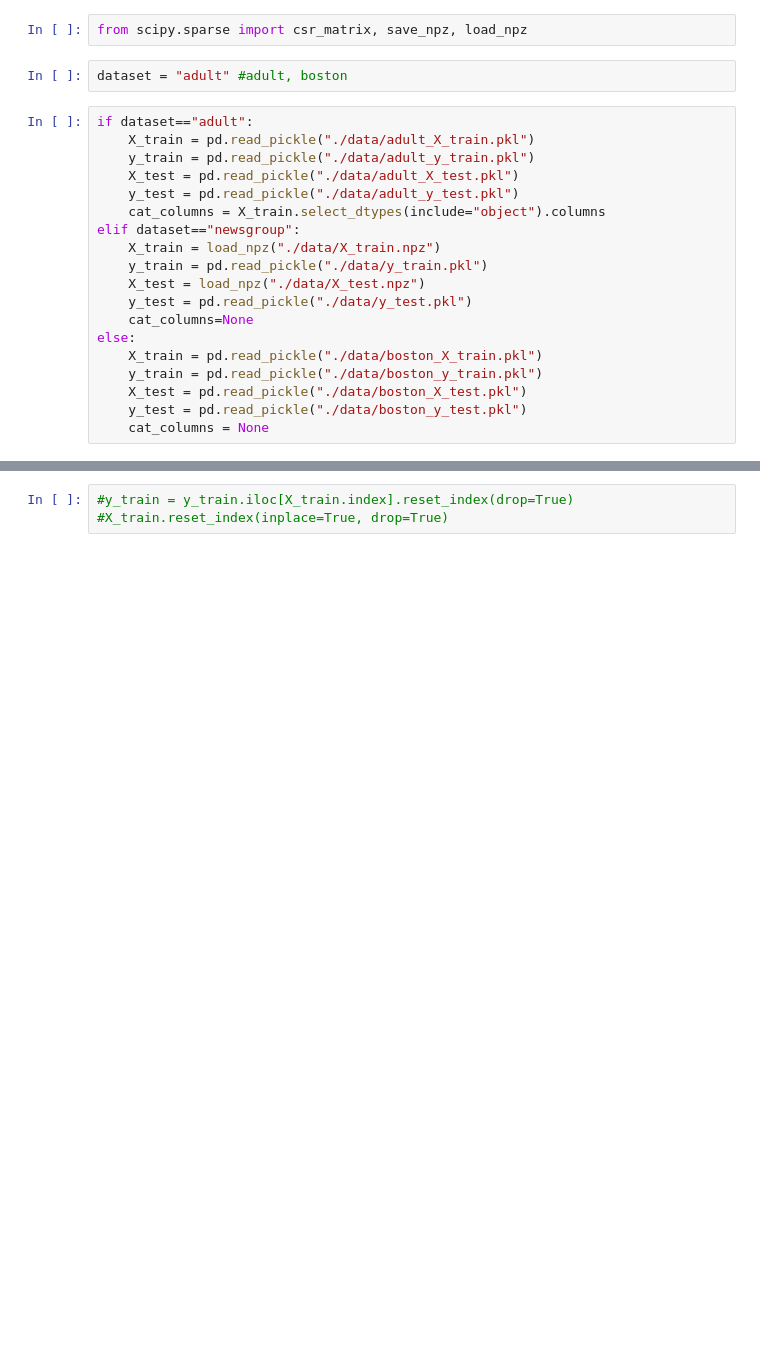
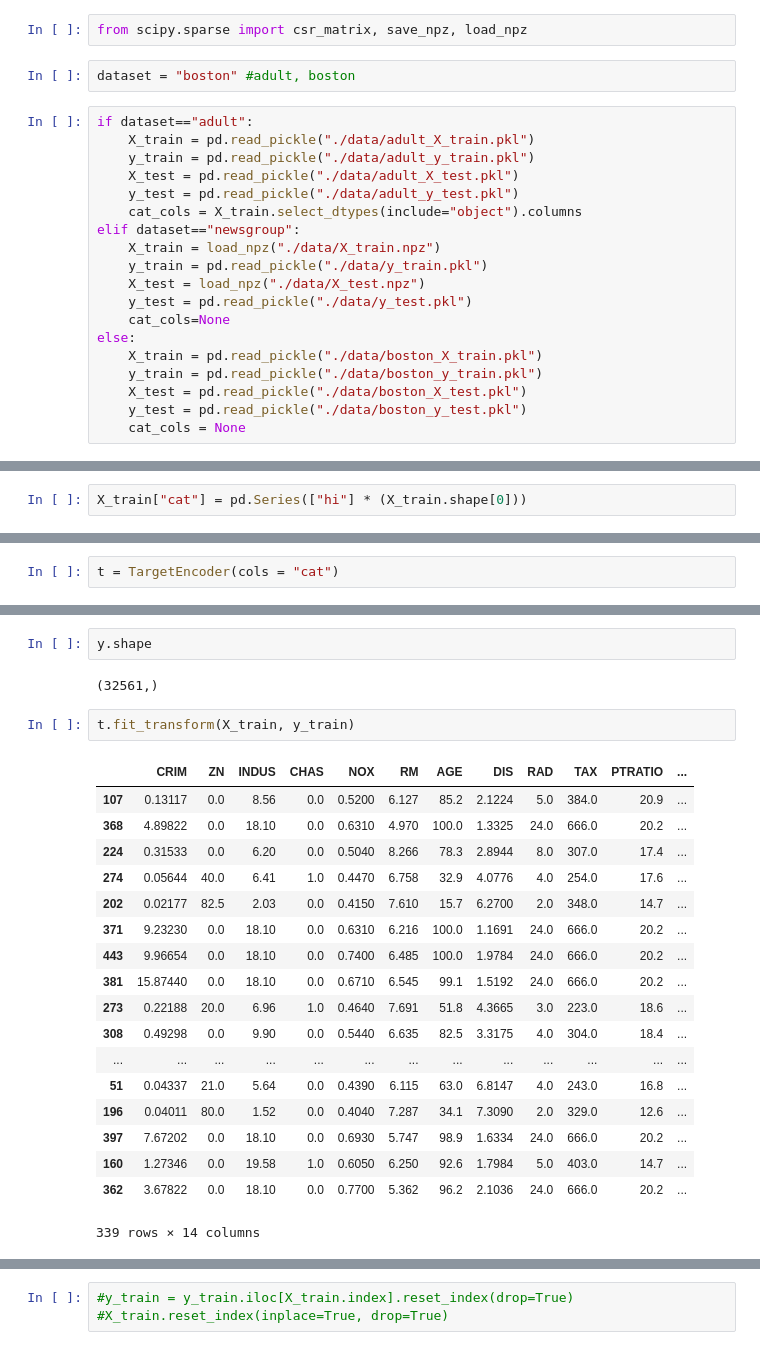
Before and after one commit to gilad-rubin/hypster, a Jupyter notebook: main.ipynb, the cells around one changed output, grey strips where cells are left out. Cells and saved outputs as stored; diff of their text form; blank space fills up the shorter version.

```diff
--- a/main.ipynb
+++ b/main.ipynb
@@ -30,23 +30,23 @@ from hypster import *
 # %%
 from scipy.sparse import csr_matrix, save_npz, load_npz
 # %%
-dataset = "adult" #adult, boston
+dataset = "boston" #adult, boston
 # %%
 if dataset=="adult":
     X_train = pd.read_pickle("./data/adult_X_train.pkl")
     y_train = pd.read_pickle("./data/adult_y_train.pkl")
     X_test = pd.read_pickle("./data/adult_X_test.pkl")
     y_test = pd.read_pickle("./data/adult_y_test.pkl")
-    cat_columns = X_train.select_dtypes(include="object").columns
+    cat_cols = X_train.select_dtypes(include="object").columns
 elif dataset=="newsgroup":
     X_train = load_npz("./data/X_train.npz")
     y_train = pd.read_pickle("./data/y_train.pkl")
     X_test = load_npz("./data/X_test.npz")
     y_test = pd.read_pickle("./data/y_test.pkl")
-    cat_columns=None
+    cat_cols=None
 else:
     X_train = pd.read_pickle("./data/boston_X_train.pkl")
     y_train = pd.read_pickle("./data/boston_y_train.pkl")
     X_test = pd.read_pickle("./data/boston_X_test.pkl")
     y_test = pd.read_pickle("./data/boston_y_test.pkl")
-    cat_columns = None
+    cat_cols = None
@@ -54,0 +65,2 @@ else:
+# %%
+X_train["cat"] = pd.Series(["hi"] * (X_train.shape[0]))
@@ -54,0 +69,2 @@ else:
+# %%
+t = TargetEncoder(cols = "cat")
@@ -54,0 +75,25 @@ else:
+# %%
+y.shape
+# %% [output]
+(32561,)
+# %%
+t.fit_transform(X_train, y_train)
+# %% [output]
+|  | CRIM | ZN | INDUS | CHAS | NOX | RM | AGE | DIS | RAD | TAX | PTRATIO | ... |
+| 107 | 0.13117 | 0.0 | 8.56 | 0.0 | 0.5200 | 6.127 | 85.2 | 2.1224 | 5.0 | 384.0 | 20.9 | ... |
+| 368 | 4.89822 | 0.0 | 18.10 | 0.0 | 0.6310 | 4.970 | 100.0 | 1.3325 | 24.0 | 666.0 | 20.2 | ... |
+| 224 | 0.31533 | 0.0 | 6.20 | 0.0 | 0.5040 | 8.266 | 78.3 | 2.8944 | 8.0 | 307.0 | 17.4 | ... |
+| 274 | 0.05644 | 40.0 | 6.41 | 1.0 | 0.4470 | 6.758 | 32.9 | 4.0776 | 4.0 | 254.0 | 17.6 | ... |
+| 202 | 0.02177 | 82.5 | 2.03 | 0.0 | 0.4150 | 7.610 | 15.7 | 6.2700 | 2.0 | 348.0 | 14.7 | ... |
+| 371 | 9.23230 | 0.0 | 18.10 | 0.0 | 0.6310 | 6.216 | 100.0 | 1.1691 | 24.0 | 666.0 | 20.2 | ... |
+| 443 | 9.96654 | 0.0 | 18.10 | 0.0 | 0.7400 | 6.485 | 100.0 | 1.9784 | 24.0 | 666.0 | 20.2 | ... |
+| 381 | 15.87440 | 0.0 | 18.10 | 0.0 | 0.6710 | 6.545 | 99.1 | 1.5192 | 24.0 | 666.0 | 20.2 | ... |
+| 273 | 0.22188 | 20.0 | 6.96 | 1.0 | 0.4640 | 7.691 | 51.8 | 4.3665 | 3.0 | 223.0 | 18.6 | ... |
+| 308 | 0.49298 | 0.0 | 9.90 | 0.0 | 0.5440 | 6.635 | 82.5 | 3.3175 | 4.0 | 304.0 | 18.4 | ... |
+| ... | ... | ... | ... | ... | ... | ... | ... | ... | ... | ... | ... | ... |
+| 51 | 0.04337 | 21.0 | 5.64 | 0.0 | 0.4390 | 6.115 | 63.0 | 6.8147 | 4.0 | 243.0 | 16.8 | ... |
+| 196 | 0.04011 | 80.0 | 1.52 | 0.0 | 0.4040 | 7.287 | 34.1 | 7.3090 | 2.0 | 329.0 | 12.6 | ... |
+| 397 | 7.67202 | 0.0 | 18.10 | 0.0 | 0.6930 | 5.747 | 98.9 | 1.6334 | 24.0 | 666.0 | 20.2 | ... |
+| 160 | 1.27346 | 0.0 | 19.58 | 1.0 | 0.6050 | 6.250 | 92.6 | 1.7984 | 5.0 | 403.0 | 14.7 | ... |
+| 362 | 3.67822 | 0.0 | 18.10 | 0.0 | 0.7700 | 5.362 | 96.2 | 2.1036 | 24.0 | 666.0 | 20.2 | ... |
+339 rows × 14 columns
```
Also changed, not shown: parts of 88 cells of this notebook, 4 other files.
